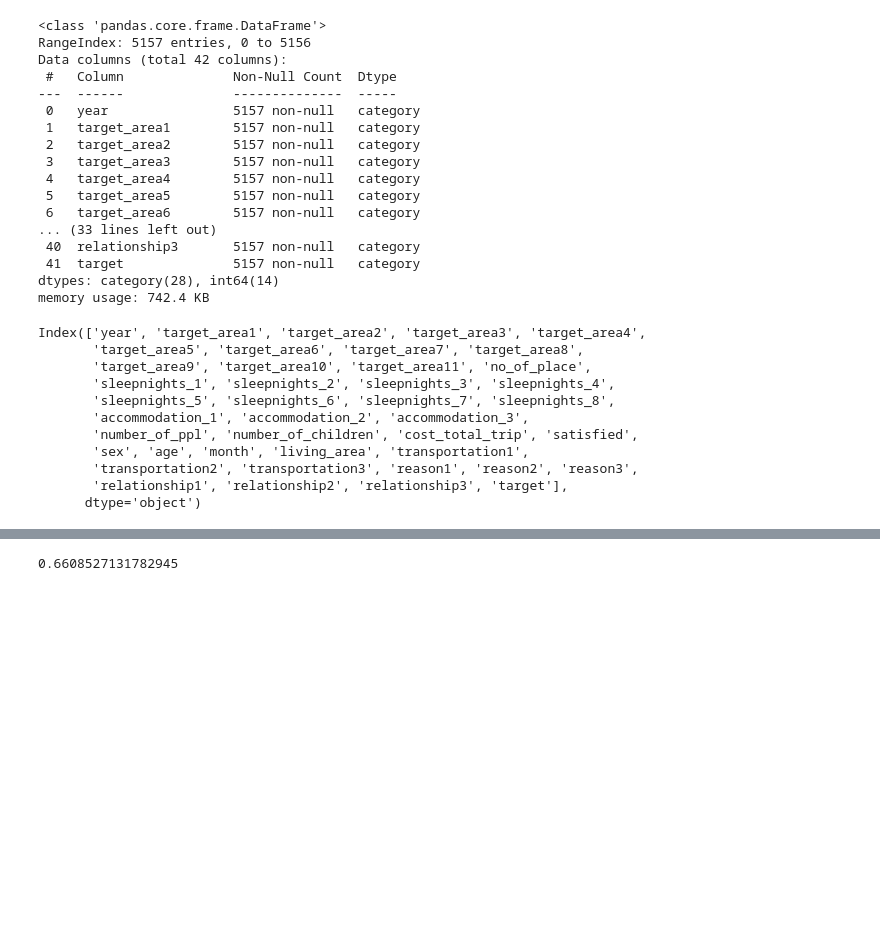
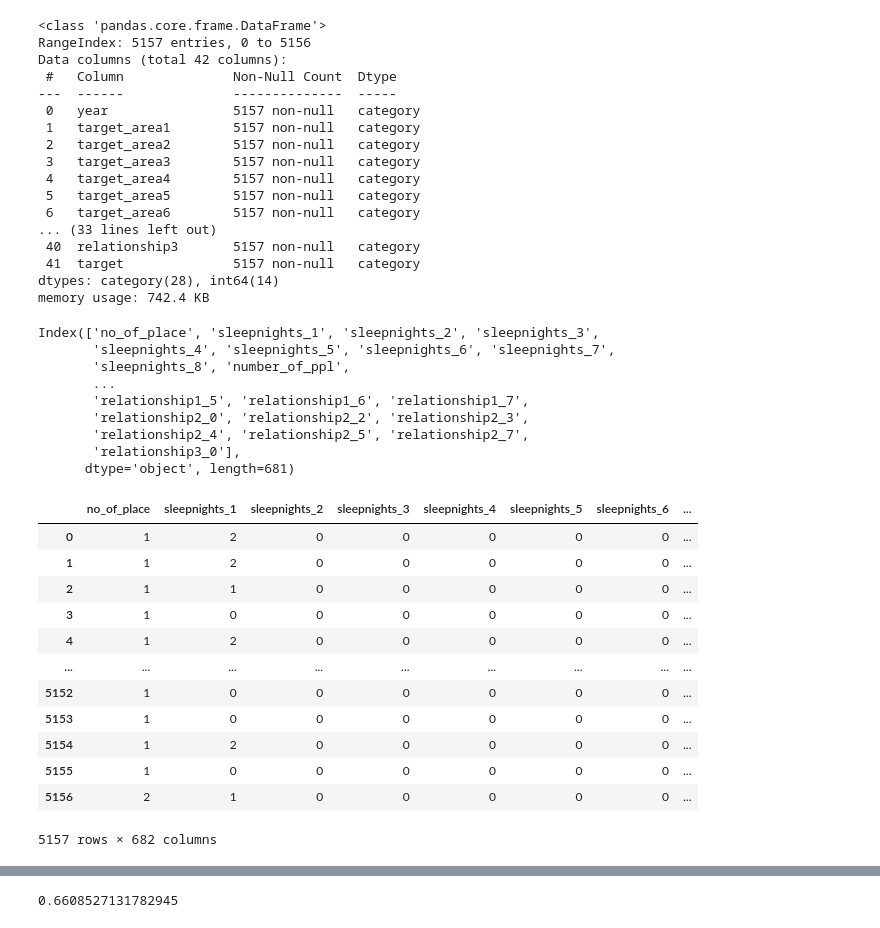
Before and after one commit to syshin0116/Dacon-Basic-Chuseok-Gift-Demand-Prediction-AI-Competition, a Jupyter notebook: 문화체육관광부/병합 국내여행.ipynb, the cells around one changed output, grey strips where cells are left out. Cells and saved outputs as stored; diff of their text form; code cells hidden in the pictures; blank space fills up the shorter version.

```diff
--- a/문화체육관광부/병합 국내여행.ipynb
+++ b/문화체육관광부/병합 국내여행.ipynb
@@ -416,15 +418,33 @@ memory usage: 742.4 KB
+# %%
+df_target = df1.iloc[:,-1:]
 # %%
-df1.columns
+df_data.columns
 # %% [output]
-Index(['year', 'target_area1', 'target_area2', 'target_area3', 'target_area4',
-       'target_area5', 'target_area6', 'target_area7', 'target_area8',
-       'target_area9', 'target_area10', 'target_area11', 'no_of_place',
-       'sleepnights_1', 'sleepnights_2', 'sleepnights_3', 'sleepnights_4',
-       'sleepnights_5', 'sleepnights_6', 'sleepnights_7', 'sleepnights_8',
-       'accommodation_1', 'accommodation_2', 'accommodation_3',
-       'number_of_ppl', 'number_of_children', 'cost_total_trip', 'satisfied',
-       'sex', 'age', 'month', 'living_area', 'transportation1',
-       'transportation2', 'transportation3', 'reason1', 'reason2', 'reason3',
-       'relationship1', 'relationship2', 'relationship3', 'target'],
-      dtype='object')
+Index(['no_of_place', 'sleepnights_1', 'sleepnights_2', 'sleepnights_3',
+       'sleepnights_4', 'sleepnights_5', 'sleepnights_6', 'sleepnights_7',
+       'sleepnights_8', 'number_of_ppl',
+       ...
+       'relationship1_5', 'relationship1_6', 'relationship1_7',
+       'relationship2_0', 'relationship2_2', 'relationship2_3',
+       'relationship2_4', 'relationship2_5', 'relationship2_7',
+       'relationship3_0'],
+      dtype='object', length=681)
+# %%
+df1 = pd.concat([df_data, df_target], axis=1)
+# %%
+df1
+# %% [output]
+|  | no_of_place | sleepnights_1 | sleepnights_2 | sleepnights_3 | sleepnights_4 | sleepnights_5 | sleepnights_6 | ... |
+| 0 | 1 | 2 | 0 | 0 | 0 | 0 | 0 | ... |
+| 1 | 1 | 2 | 0 | 0 | 0 | 0 | 0 | ... |
+| 2 | 1 | 1 | 0 | 0 | 0 | 0 | 0 | ... |
+| 3 | 1 | 0 | 0 | 0 | 0 | 0 | 0 | ... |
+| 4 | 1 | 2 | 0 | 0 | 0 | 0 | 0 | ... |
+| ... | ... | ... | ... | ... | ... | ... | ... | ... |
+| 5152 | 1 | 0 | 0 | 0 | 0 | 0 | 0 | ... |
+| 5153 | 1 | 0 | 0 | 0 | 0 | 0 | 0 | ... |
+| 5154 | 1 | 2 | 0 | 0 | 0 | 0 | 0 | ... |
+| 5155 | 1 | 0 | 0 | 0 | 0 | 0 | 0 | ... |
+| 5156 | 2 | 1 | 0 | 0 | 0 | 0 | 0 | ... |
+5157 rows × 682 columns
 # %%
```
Also changed, not shown: parts of 41 cells of this notebook, 9 other files.
